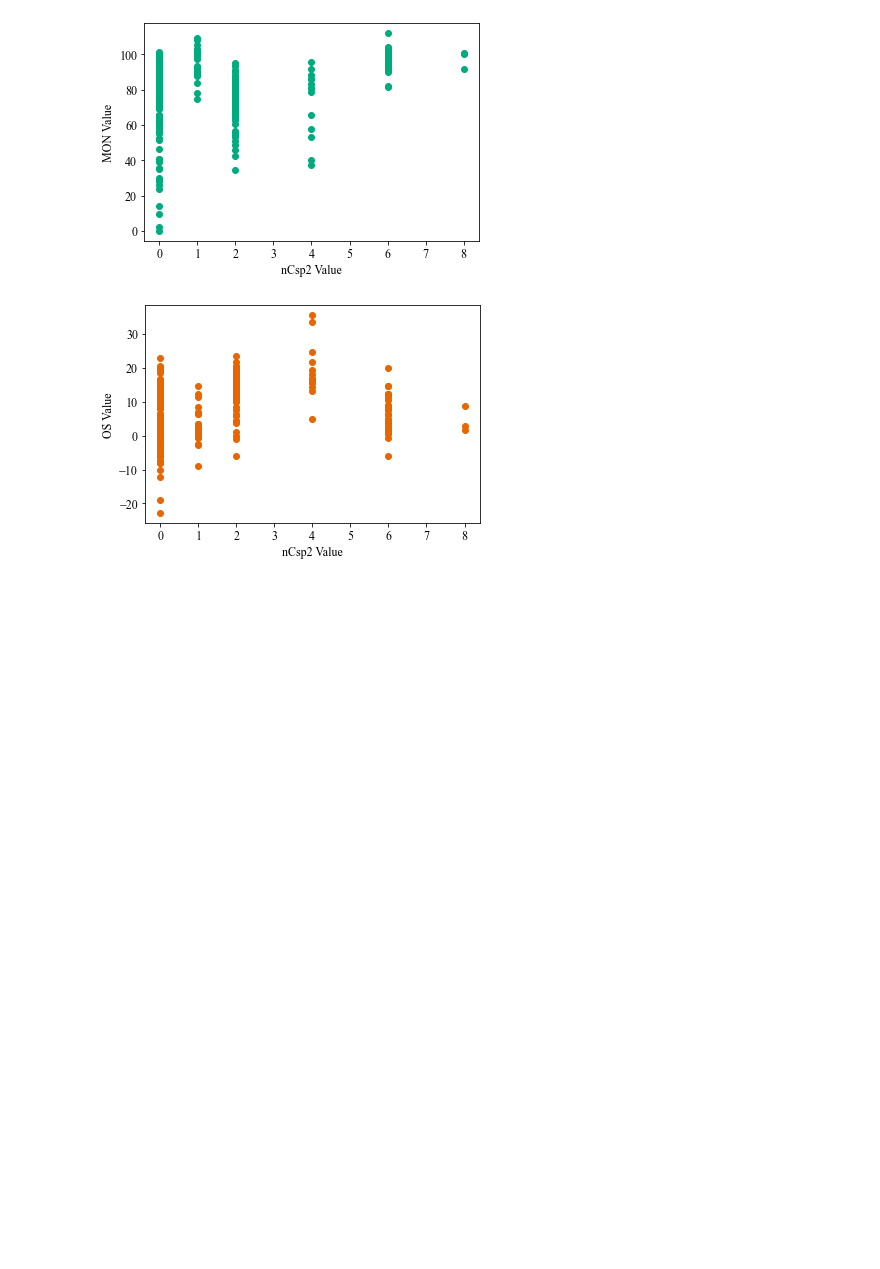
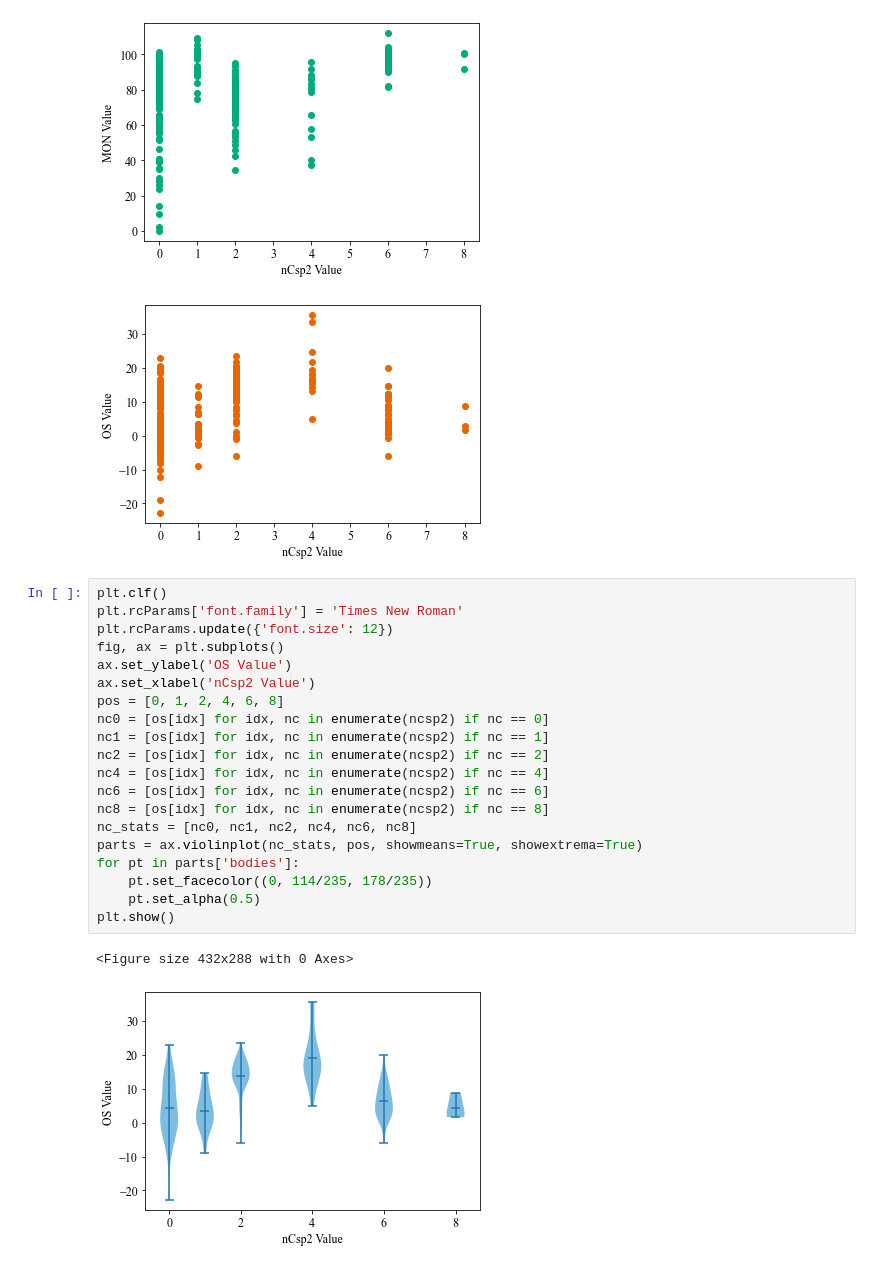
Before and after one commit to ECRL/publication_procedures, a Jupyter notebook: Octane/plot_descriptors.ipynb, the cells around one changed output. Cells and saved outputs as stored; diff of their text form; blank space fills up the shorter version.

Commit message:
Updates to figures

```diff
--- a/Octane/plot_descriptors.ipynb
+++ b/Octane/plot_descriptors.ipynb
@@ -241,3 +241,26 @@ plt.show()
 [figure]
 [figure]
 [figure]
+# %%
+plt.clf()
+plt.rcParams['font.family'] = 'Times New Roman'
+plt.rcParams.update({'font.size': 12})
+fig, ax = plt.subplots()
+ax.set_ylabel('OS Value')
+ax.set_xlabel('nCsp2 Value')
+pos = [0, 1, 2, 4, 6, 8]
+nc0 = [os[idx] for idx, nc in enumerate(ncsp2) if nc == 0]
+nc1 = [os[idx] for idx, nc in enumerate(ncsp2) if nc == 1]
+nc2 = [os[idx] for idx, nc in enumerate(ncsp2) if nc == 2]
+nc4 = [os[idx] for idx, nc in enumerate(ncsp2) if nc == 4]
+nc6 = [os[idx] for idx, nc in enumerate(ncsp2) if nc == 6]
+nc8 = [os[idx] for idx, nc in enumerate(ncsp2) if nc == 8]
+nc_stats = [nc0, nc1, nc2, nc4, nc6, nc8]
+parts = ax.violinplot(nc_stats, pos, showmeans=True, showextrema=True)
+for pt in parts['bodies']:
+    pt.set_facecolor((0, 114/235, 178/235))
+    pt.set_alpha(0.5)
+plt.show()
+# %% [output]
+<Figure size 432x288 with 0 Axes>
+[figure, added]
```
Also changed, not shown: 1 other file.
